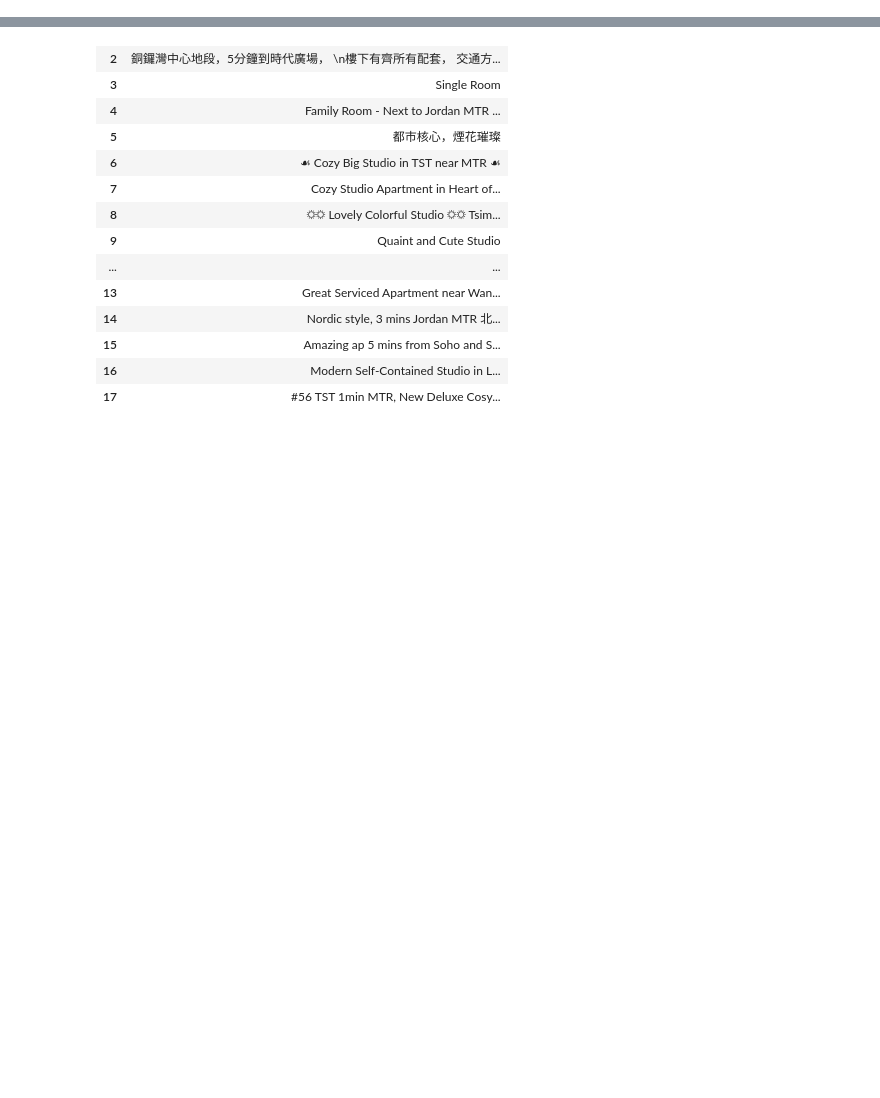
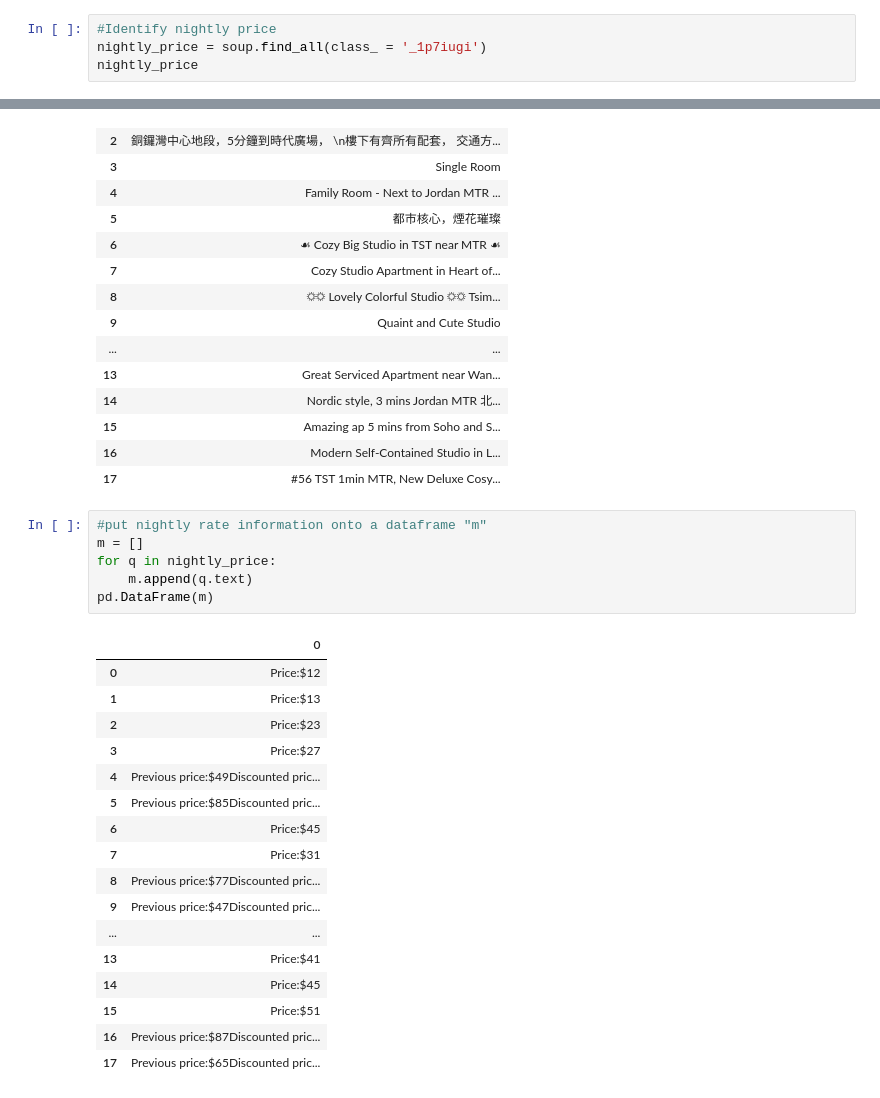
Before and after one commit to codeforhk/project, a Jupyter notebook: Airbnb_Project_Marcus_Leung.ipynb, the cells around one changed output, grey strips where cells are left out. Cells and saved outputs as stored; diff of their text form; blank space fills up the shorter version.

```diff
--- a/Airbnb_Project_Marcus_Leung.ipynb
+++ b/Airbnb_Project_Marcus_Leung.ipynb
@@ -54,3 +54,7 @@ rating
  <span aria-hidden="true" class="_ky9opu0">4.89</span>,
  <span aria-hidden="true" class="_ky9opu0">4.79</span>,
  <span aria-hidden="true" class="_ky9opu0">4.99</span>]
+# %%
+#Identify nightly price
+nightly_price = soup.find_all(class_ = '_1p7iugi')
+nightly_price
@@ -107,5 +130,29 @@ pd.DataFrame(l)
 | 15 | Amazing ap 5 mins from Soho and S... |
 | 16 | Modern Self-Contained Studio in L... |
 | 17 | #56 TST 1min MTR, New Deluxe Cosy... |
+# %%
+#put nightly rate information onto a dataframe "m"
+m = []
+for q in nightly_price:
+    m.append(q.text)
+pd.DataFrame(m)
+# %% [output]
+|  | 0 |
+| 0 | Price:$12 |
+| 1 | Price:$13 |
+| 2 | Price:$23 |
+| 3 | Price:$27 |
+| 4 | Previous price:$49Discounted pric... |
+| 5 | Previous price:$85Discounted pric... |
+| 6 | Price:$45 |
+| 7 | Price:$31 |
+| 8 | Previous price:$77Discounted pric... |
+| 9 | Previous price:$47Discounted pric... |
+| ... | ... |
+| 13 | Price:$41 |
+| 14 | Price:$45 |
+| 15 | Price:$51 |
+| 16 | Previous price:$87Discounted pric... |
+| 17 | Previous price:$65Discounted pric... |
 # %%
 # %% [output]
```
Also changed, not shown: parts of 4 cells of this notebook.
